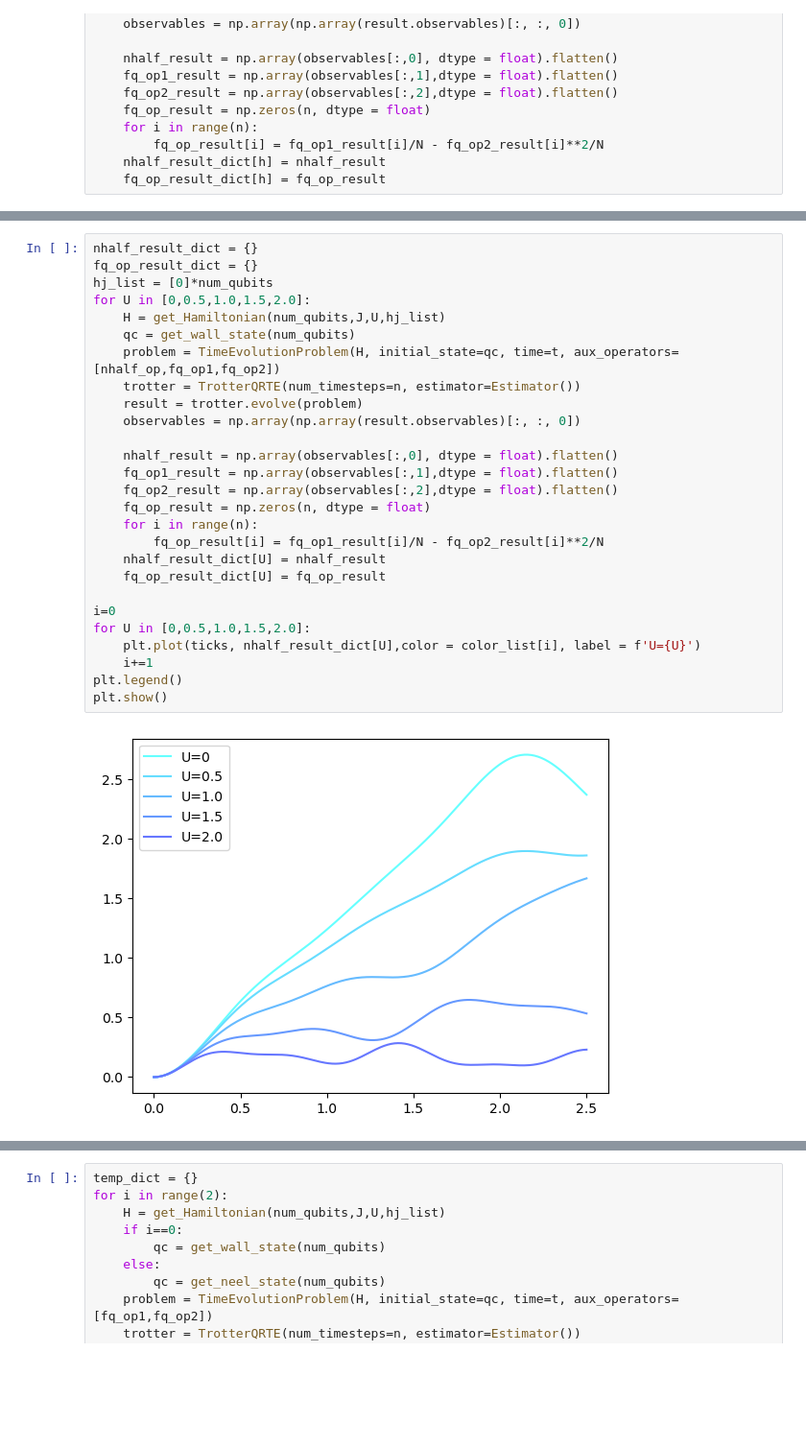
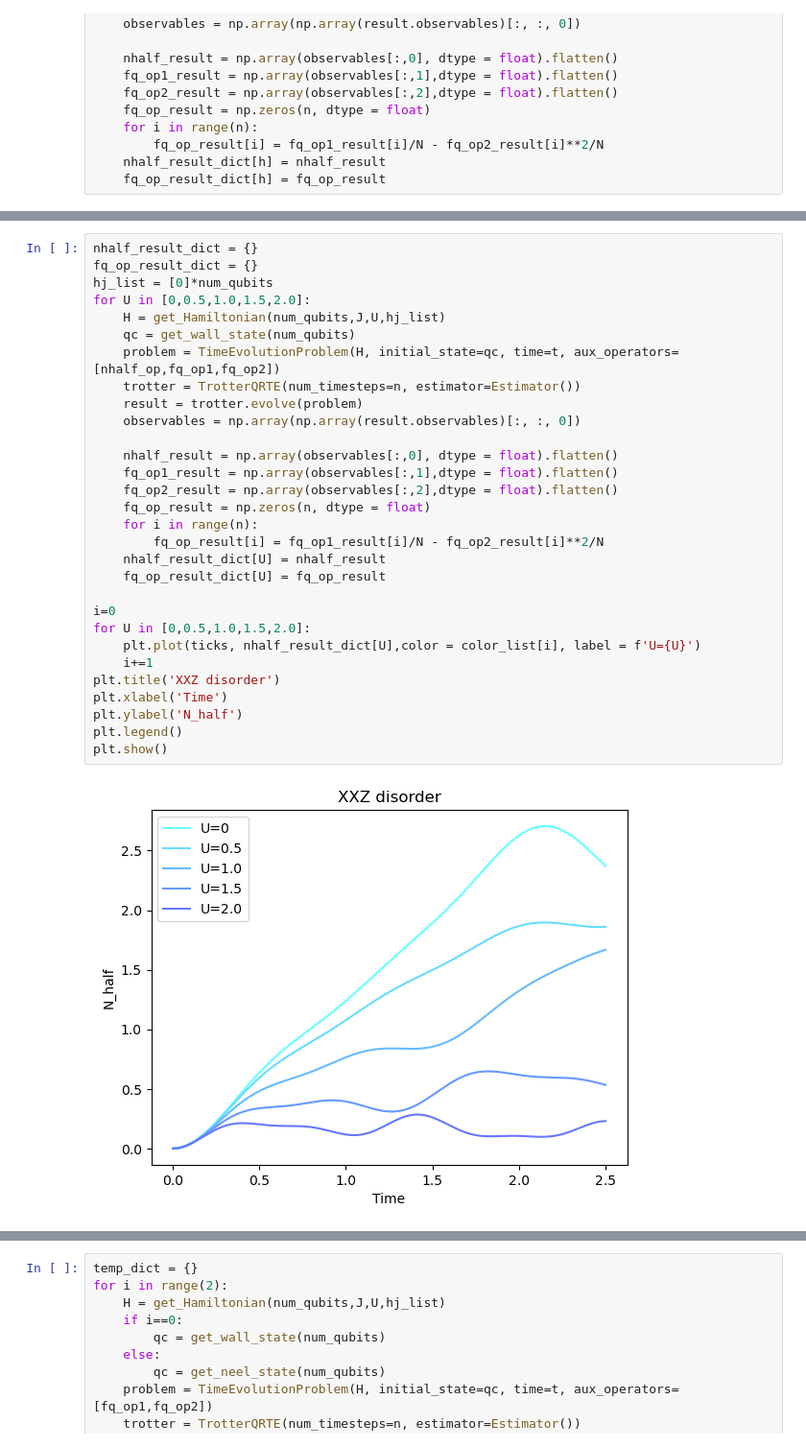
Before and after one commit to Zao-0/QuSim_on_digital_quantum_computer, a Jupyter notebook: Demo_qiskit.ipynb, the cells around one changed output, grey strips where cells are left out. Shown at 96% size. Drawn from its saved outputs; the diff is of its cells as text; blank space fills up the shorter version.

```diff
--- a/Demo_qiskit.ipynb
+++ b/Demo_qiskit.ipynb
@@ -203,32 +206,35 @@ plt.show()
 # %%
 nhalf_result_dict = {}
 fq_op_result_dict = {}
 hj_list = [0]*num_qubits
 for U in [0,0.5,1.0,1.5,2.0]:
     H = get_Hamiltonian(num_qubits,J,U,hj_list)
     qc = get_wall_state(num_qubits)
     problem = TimeEvolutionProblem(H, initial_state=qc, time=t, aux_operators=[nhalf_op,fq_op1,fq_op2])
     trotter = TrotterQRTE(num_timesteps=n, estimator=Estimator())
     result = trotter.evolve(problem)
     observables = np.array(np.array(result.observables)[:, :, 0])
 
     nhalf_result = np.array(observables[:,0], dtype = float).flatten()
     fq_op1_result = np.array(observables[:,1],dtype = float).flatten()
     fq_op2_result = np.array(observables[:,2],dtype = float).flatten()
     fq_op_result = np.zeros(n, dtype = float)
     for i in range(n):
         fq_op_result[i] = fq_op1_result[i]/N - fq_op2_result[i]**2/N
     nhalf_result_dict[U] = nhalf_result
     fq_op_result_dict[U] = fq_op_result
 
 i=0
 for U in [0,0.5,1.0,1.5,2.0]:
     plt.plot(ticks, nhalf_result_dict[U],color = color_list[i], label = f'U={U}')
     i+=1
+plt.title('XXZ disorder')
+plt.xlabel('Time')
+plt.ylabel('N_half')
 plt.legend()
 plt.show()
 # %% [output]
-[figure, old version]
+[figure, new version]
 # %%
 nhalf_result_dict = {}
 fq_op_result_dict = {}
```
Also changed, not shown: parts of 2 cells of this notebook, 3 other files.
